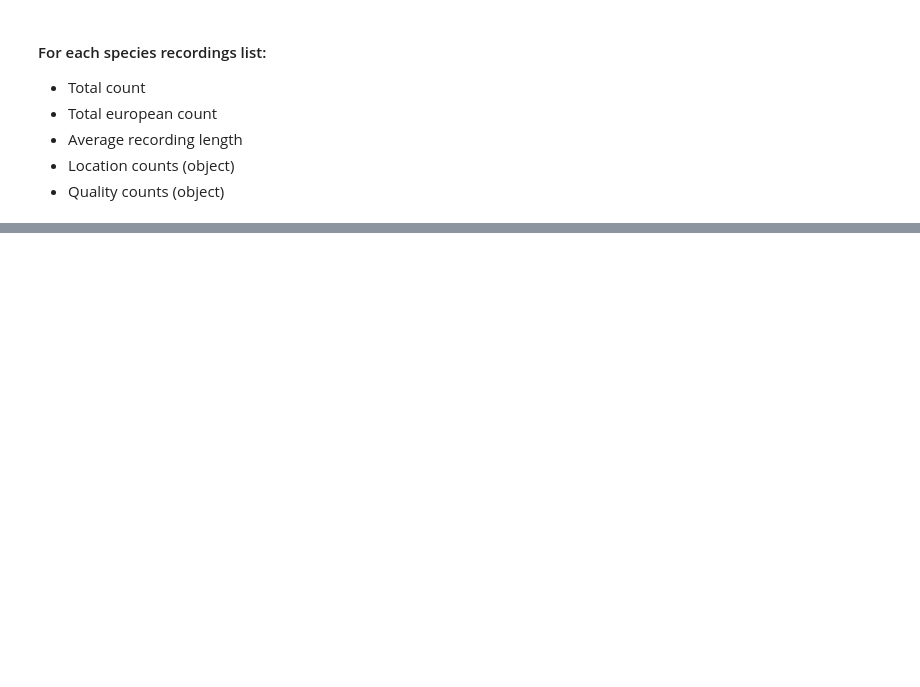
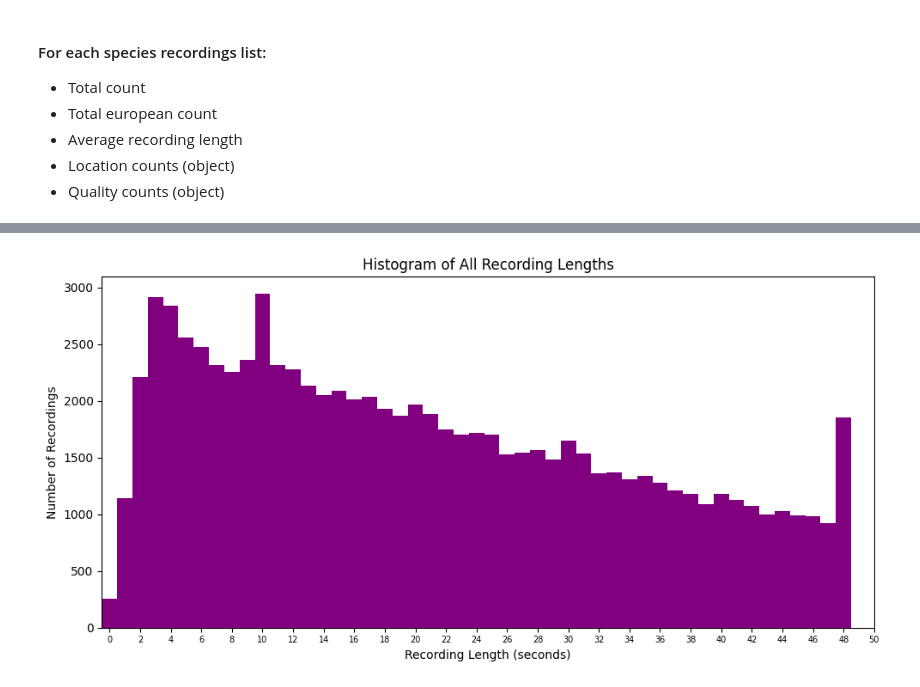
Before and after one commit to justyna-przy/FYP, a Jupyter notebook: data/raw/exploration.ipynb, the cells around one changed output, grey strips where cells are left out. Cells and saved outputs as stored; diff of their text form; code cells hidden in the pictures; blank space fills up the shorter version.

```diff
--- a/data/raw/exploration.ipynb
+++ b/data/raw/exploration.ipynb
@@ -170,0 +225,15 @@ Lengths: ['0:25', '3:46', '2:12', '2:27', '3:09', '0:46', '0:31', '3:09', '7:54'
+# %%
+
+bins = np.arange(0, 50, 1)
+
+plt.figure(figsize=(10, 5))
+plt.hist(vals, bins=bins, align='left', color='purple')
+plt.xlabel("Recording Length (seconds)")
+plt.ylabel("Number of Recordings")
+plt.title("Histogram of All Recording Lengths")
+plt.xlim(-0.5, 50)               # show full first/last bin
+plt.xticks(np.arange(0, 51, 2), fontsize=7)   # ticks every 10s
+plt.tight_layout()
+plt.show()
+# %% [output]
+[figure, added]
```
Also changed, not shown: parts of 3 cells of this notebook, 1 other file.
